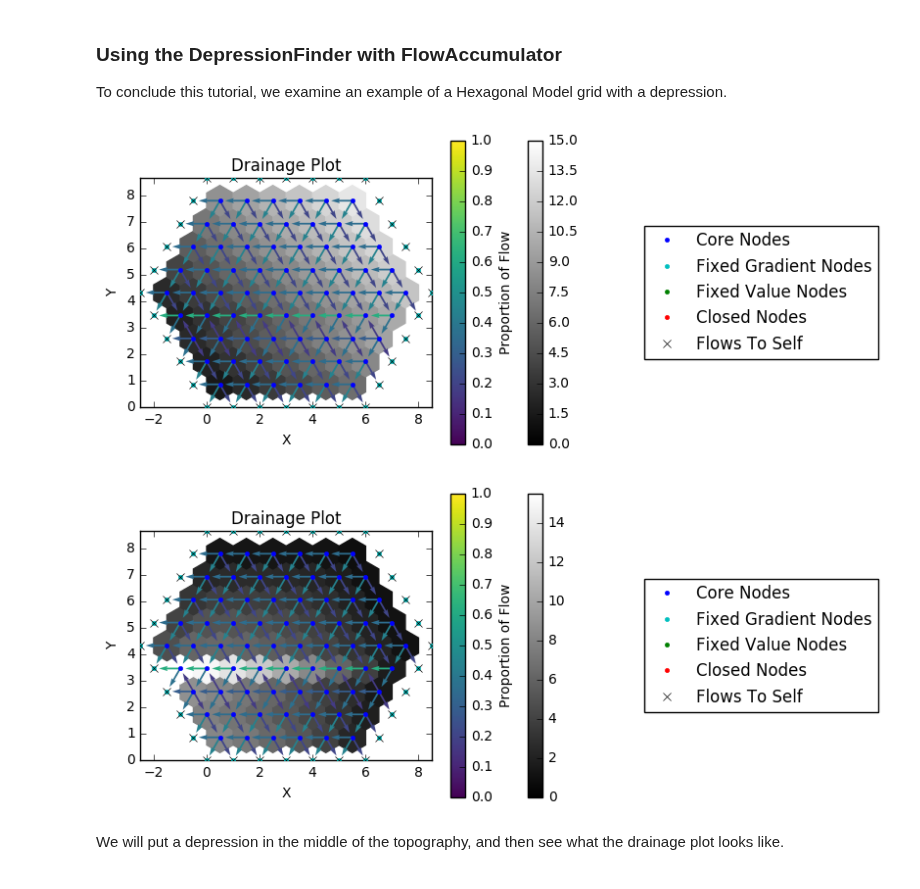
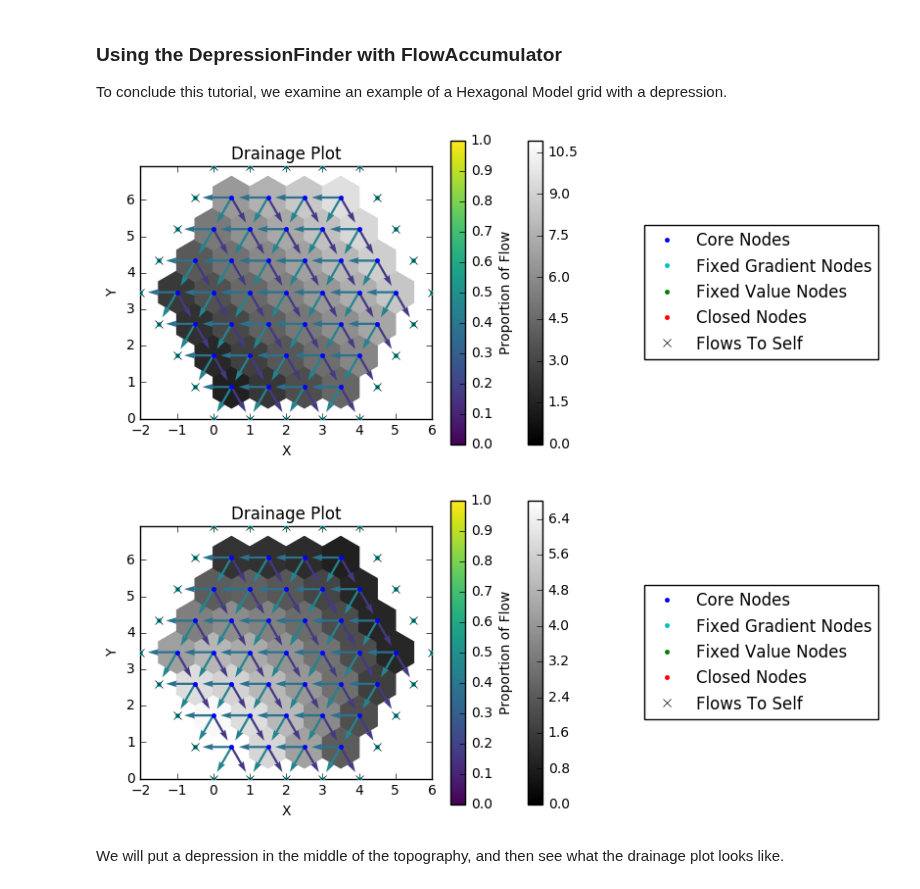
Before and after one commit to landlab/tutorials, a Jupyter notebook: flow_direction_and_accumulation/Introduction to the FlowAccumulator.ipynb, the cells around one changed output. Drawn from its saved outputs; the diff is of its cells as text; code cells hidden in the pictures.

Commit message:
Changing hex grid size for consistency

```diff
--- a/flow_direction_and_accumulation/Introduction to the FlowAccumulator.ipynb
+++ b/flow_direction_and_accumulation/Introduction to the FlowAccumulator.ipynb
@@ -236,20 +236,20 @@ fa = FlowAccumulator(mg,
 
 To conclude this tutorial, we examine an example of a Hexagonal Model grid with a depression.
 # %%
-hmg = HexModelGrid(11,7)
+hmg = HexModelGrid(9,5)
 _ = hmg.add_field('topographic__elevation',
-                  hmg.node_x+np.round(hmg.node_y),
+                  hmg.node_x+hmg.node_y,
                   at = 'node')
 
 fa = FlowAccumulator(hmg, flow_director='MFD')
 fa.run_one_step()
 drainage_plot(hmg)
 # %% [output]
-[figure, old version]
+[figure, new version]
 # %%
 drainage_plot(hmg, 'drainage_area')
 # %% [output]
-[figure, old version]
+[figure, new version]
 # %% [markdown]
 We will put a depression in the middle of the topography, and then see what the drainage plot looks like.
 # %%
```
Also changed, not shown: parts of 2 cells of this notebook.
